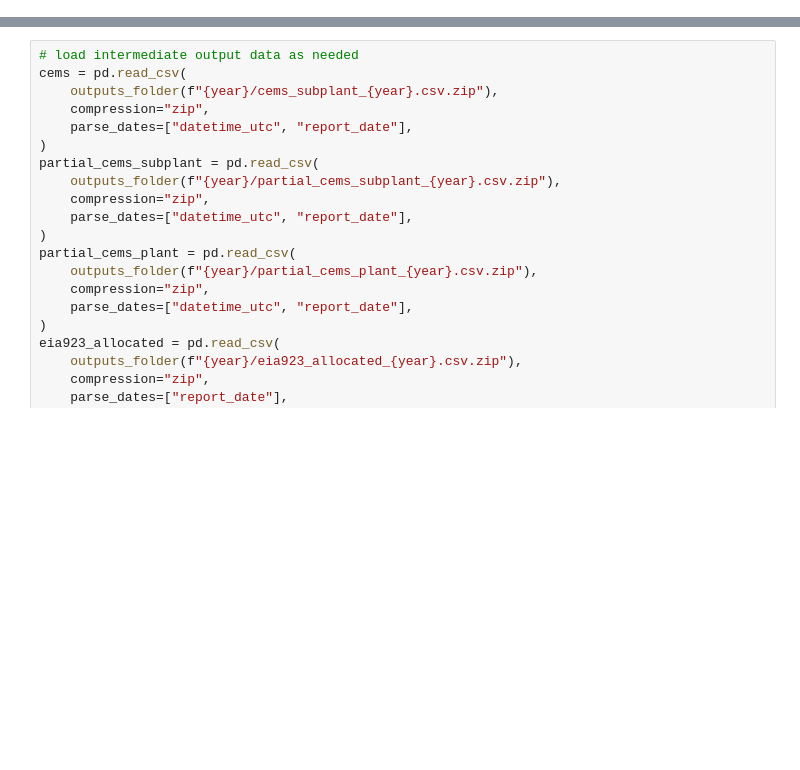
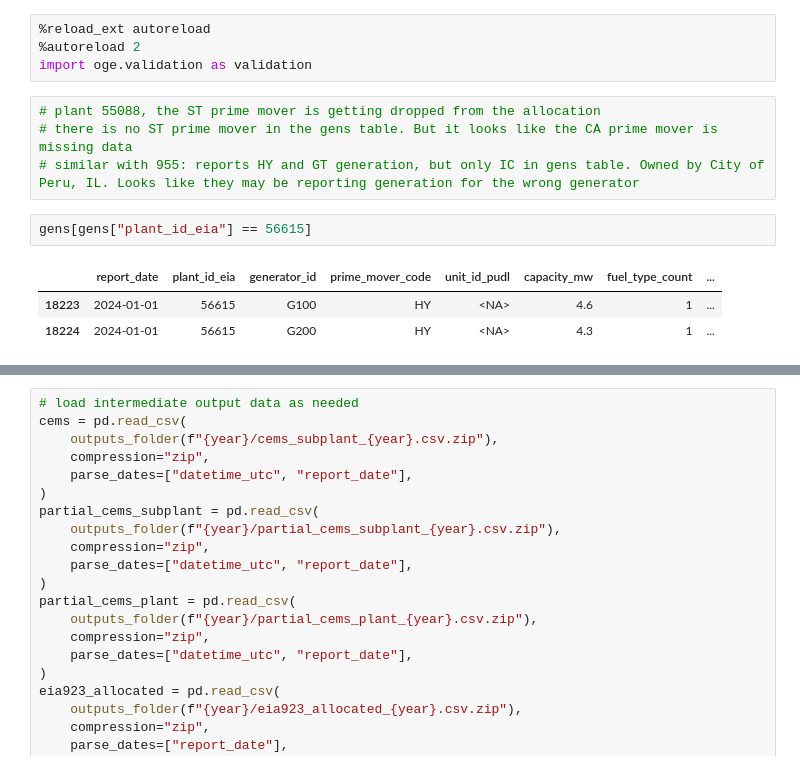
Before and after one commit to singularity-energy/open-grid-emissions, a Jupyter notebook: notebooks/work_in_progress/sandbox.ipynb, the cells around one changed output, grey strips where cells are left out. Drawn from its saved outputs; the diff is of its cells as text; blank space fills up the shorter version.

```diff
--- a/notebooks/work_in_progress/sandbox.ipynb
+++ b/notebooks/work_in_progress/sandbox.ipynb
@@ -36,0 +97,14 @@ path_prefix = f"{year}/"
+# %%
+%reload_ext autoreload
+%autoreload 2
+import oge.validation as validation
+# %%
+# plant 55088, the ST prime mover is getting dropped from the allocation
+# there is no ST prime mover in the gens table. But it looks like the CA prime mover is missing data
+# similar with 955: reports HY and GT generation, but only IC in gens table. Owned by City of Peru, IL. Looks like they may be reporting generation for the wrong generator
+# %%
+gens[gens["plant_id_eia"] == 56615]
+# %% [output]
+|  | report_date | plant_id_eia | generator_id | prime_mover_code | unit_id_pudl | capacity_mw | fuel_type_count | ... |
+| 18223 | 2024-01-01 | 56615 | G100 | HY | <NA> | 4.6 | 1 | ... |
+| 18224 | 2024-01-01 | 56615 | G200 | HY | <NA> | 4.3 | 1 | ... |
```
Also changed, not shown: parts of 42 cells of this notebook, 2 other files.
